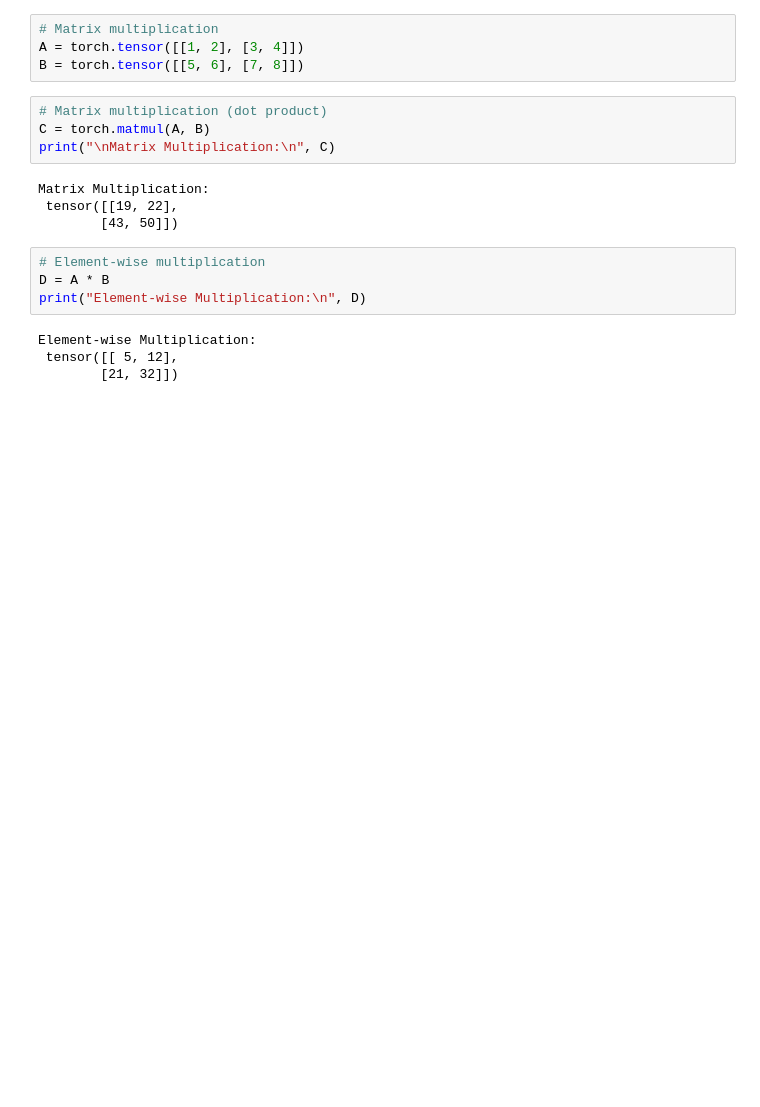
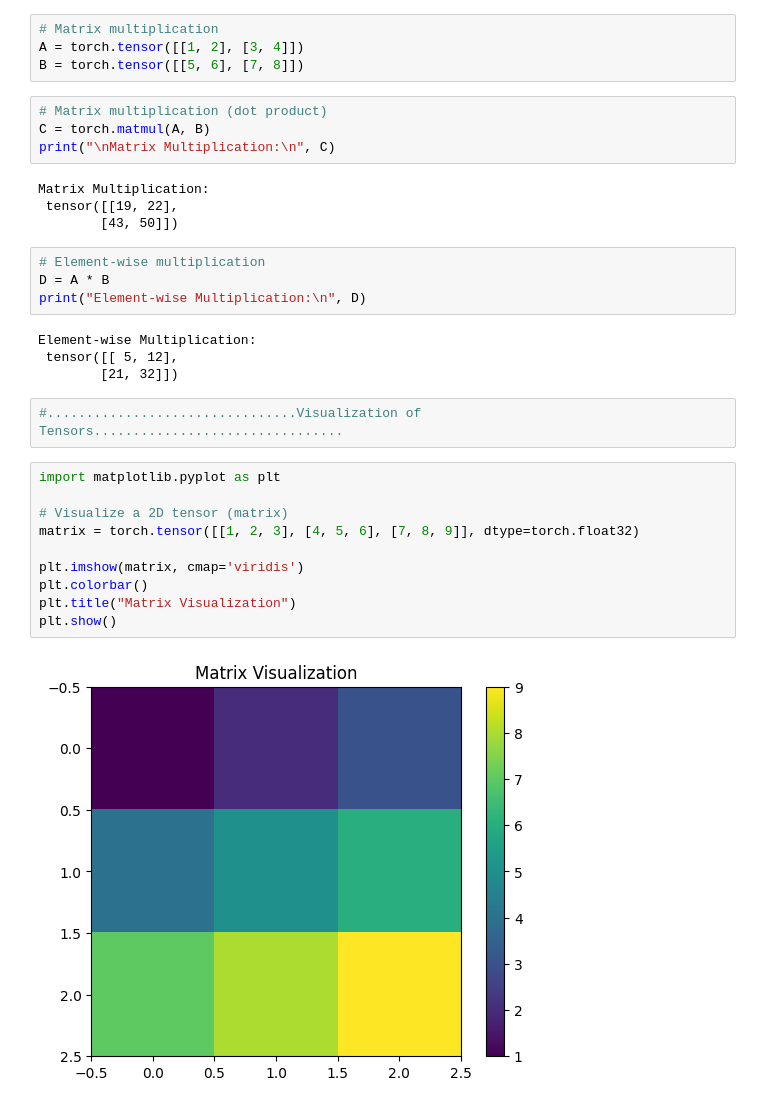
Before and after one commit to santoshtiwari41/Tensors-in-pytorch, a Jupyter notebook: Tensors_pytorch.ipynb, the cells around one changed output. Cells and saved outputs as stored; diff of their text form; blank space fills up the shorter version.

Commit message:
Visualization of Tensors

```diff
--- a/Tensors_pytorch.ipynb
+++ b/Tensors_pytorch.ipynb
@@ -150,3 +150,17 @@ print("Element-wise Multiplication:\n", D)
 Element-wise Multiplication:
  tensor([[ 5, 12],
         [21, 32]])
+# %%
+#................................Visualization of Tensors................................
+# %%
+import matplotlib.pyplot as plt
+
+# Visualize a 2D tensor (matrix)
+matrix = torch.tensor([[1, 2, 3], [4, 5, 6], [7, 8, 9]], dtype=torch.float32)
+
+plt.imshow(matrix, cmap='viridis')
+plt.colorbar()
+plt.title("Matrix Visualization")
+plt.show()
+# %% [output]
+[figure, added]
```
Also changed, not shown: parts of 1 cell of this notebook.
